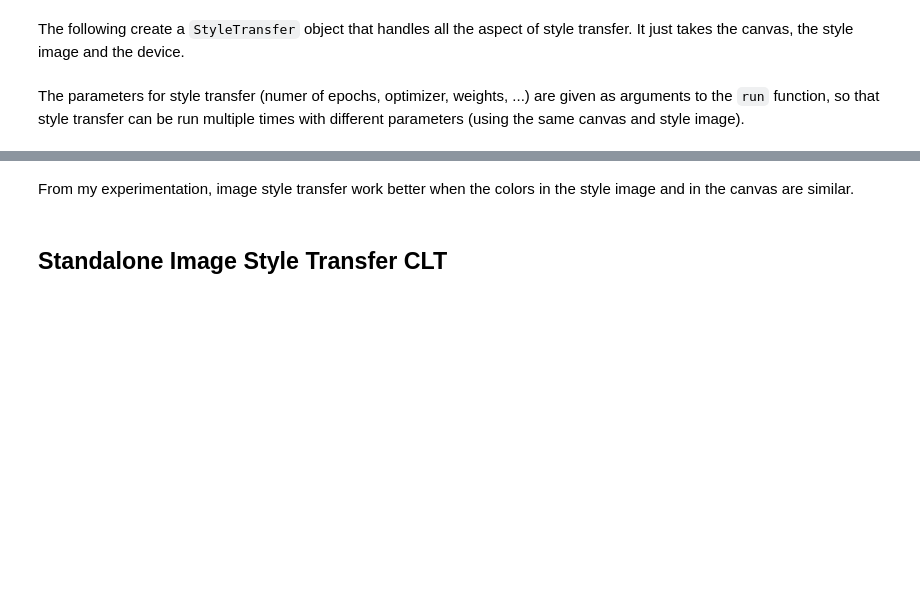
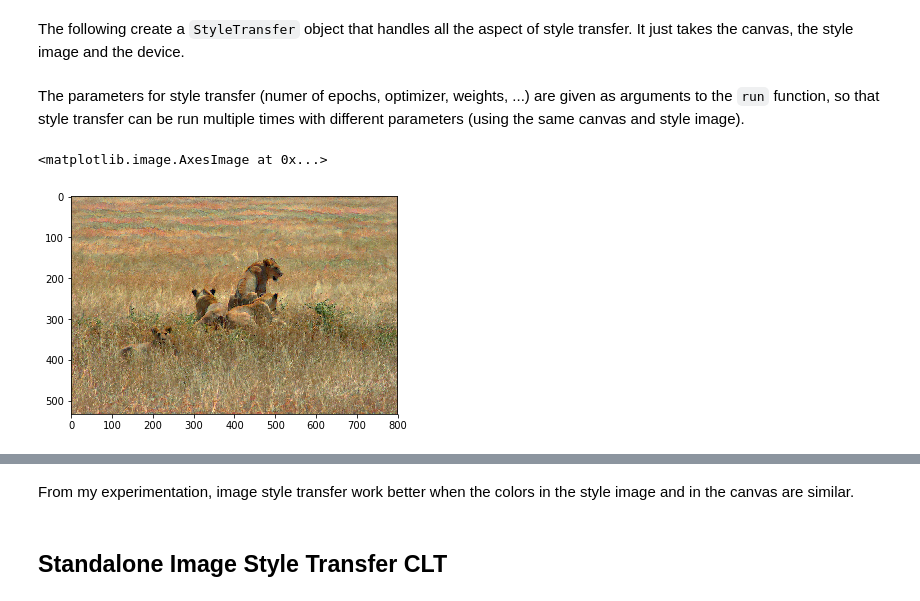
Before and after one commit to RMeli/torchplayground, a Jupyter notebook: playground/styletransfer.ipynb, the cells around one changed output, grey strips where cells are left out. Saved outputs shown, nothing was run; the diff lists cells and outputs as text; code cells hidden in the pictures; blank space fills up the shorter version.

Commit message:
styletransfer

```diff
--- a/playground/styletransfer.ipynb
+++ b/playground/styletransfer.ipynb
@@ -41,6 +41,15 @@ The following create a `StyleTransfer` object that handles all the aspect of sty
 st = style.StyleTransfer(img, style_img, device=device)
 # %% [markdown]
 The parameters for style transfer (numer of epochs, optimizer, weights, ...) are given as arguments to the `run` function, so that style transfer can be run multiple times with different parameters (using the same canvas and style image).
+# %%
+# Perform style transfer
+target = st.run(500)
+# %%
+plt.figure()
+plt.imshow(tensor_to_image(target))
+# %% [output]
+<matplotlib.image.AxesImage at 0x...>
+[figure, added]
 # %%
 # Perform style transfer
 target = st.run(2500)
```
Also changed, not shown: parts of 3 cells of this notebook, 2 other files.
